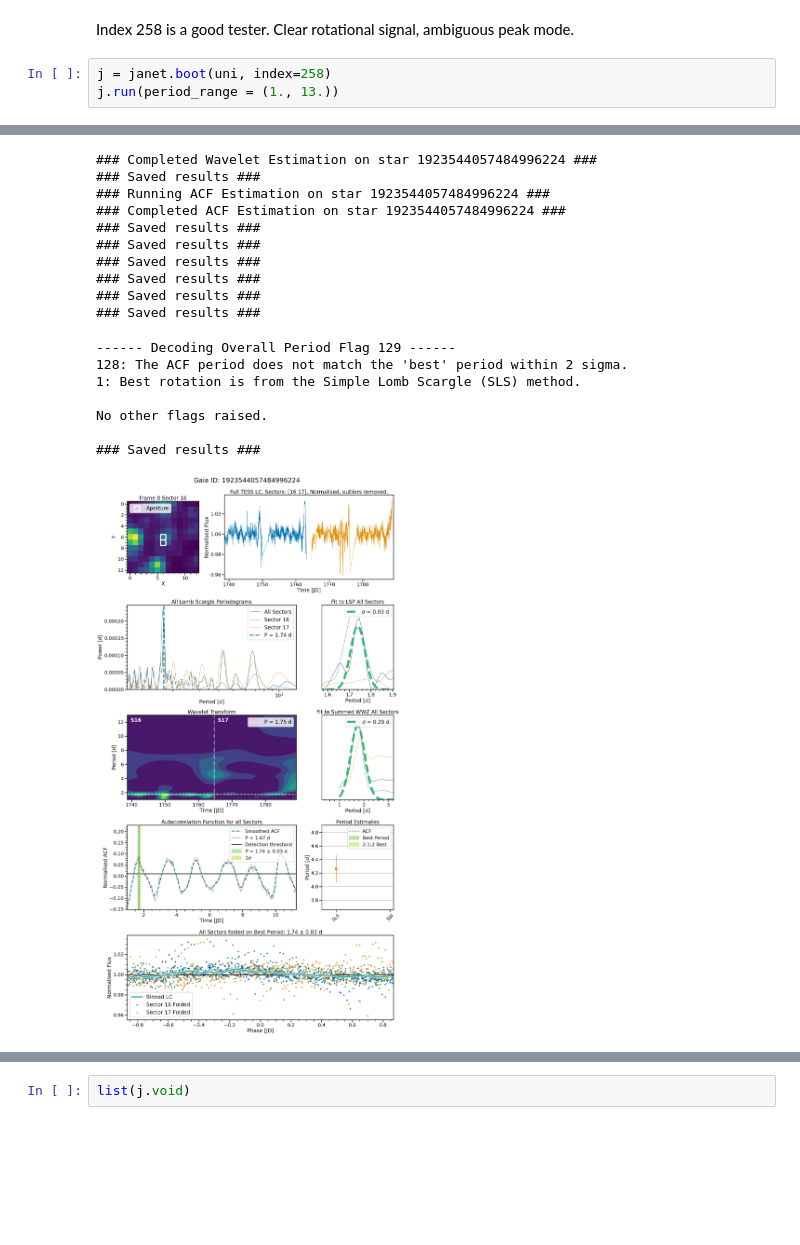
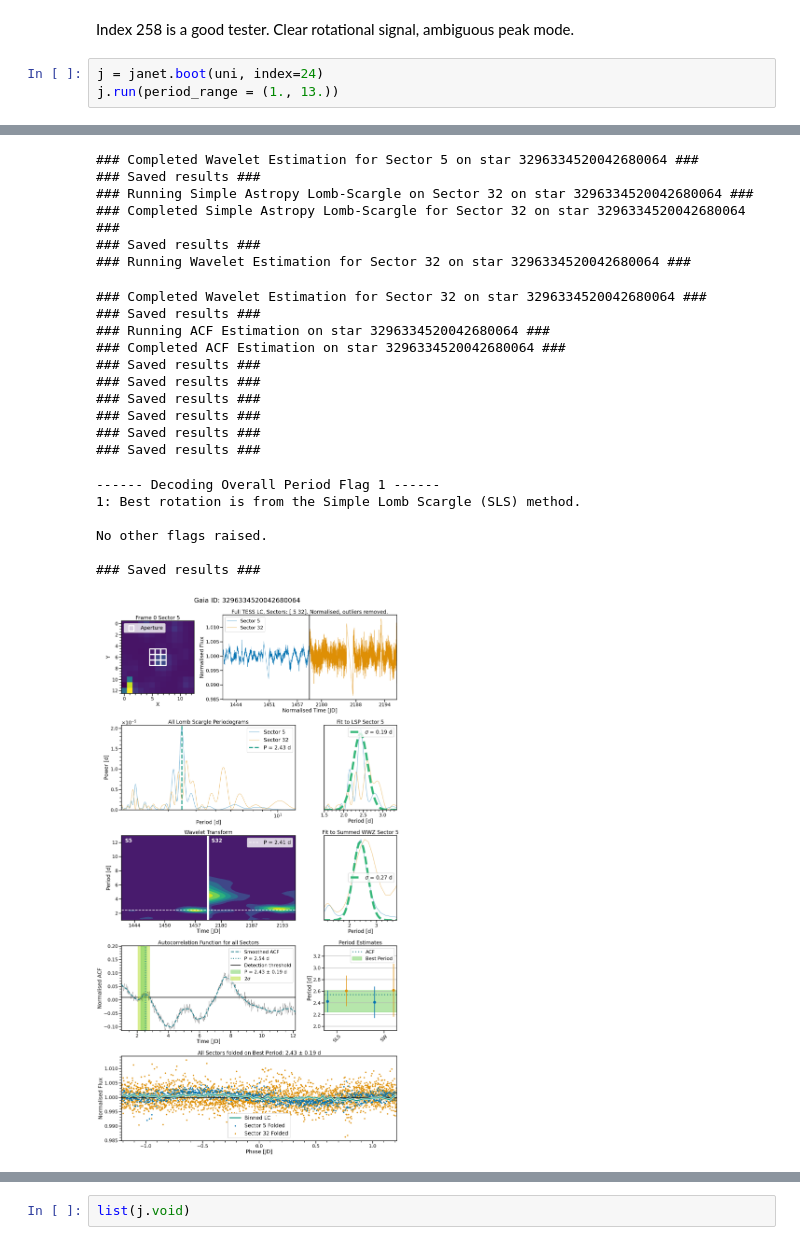
Before and after one commit to ojhall94/michael, a Jupyter notebook: Examples/Example.ipynb, the cells around one changed output, grey strips where cells are left out. Drawn from its saved outputs; the diff is of its cells as text; blank space fills up the shorter version.

```diff
--- a/Examples/Example.ipynb
+++ b/Examples/Example.ipynb
@@ -26,6 +26,6 @@ uni = pd.read_csv("/Users/oliver hall/Research/unicorn/data/unicorn.csv", index_
 # %% [markdown]
 Index 258 is a good tester. Clear rotational signal, ambiguous peak mode.
 # %%
-j = janet.boot(uni, index=258)
+j = janet.boot(uni, index=24)
 j.run(period_range = (1., 13.))
 # %% [output]
@@ -44,18 +39,23 @@ If you want to check for new data, run `janet.update()`.
-### Completed Wavelet Estimation on star 1923544057484996224 ###
+### Completed Wavelet Estimation for Sector 5 on star 3296334520042680064 ###
 ### Saved results ###
-### Running ACF Estimation on star 1923544057484996224 ###
-### Completed ACF Estimation on star 1923544057484996224 ###
+### Running Simple Astropy Lomb-Scargle on Sector 32 on star 3296334520042680064 ###
+### Completed Simple Astropy Lomb-Scargle for Sector 32 on star 3296334520042680064 ###
 ### Saved results ###
-### Saved results ###
-### Saved results ###
-### Saved results ###
-### Saved results ###
-### Saved results ###
+### Running Wavelet Estimation for Sector 32 on star 3296334520042680064 ###
------- Decoding Overall Period Flag 129 ------
-128: The ACF period does not match the 'best' period within 2 sigma.
-1: Best rotation is from the Simple Lomb Scargle (SLS) method.
-
-No other flags raised.
-
+### Completed Wavelet Estimation for Sector 32 on star 3296334520042680064 ###
 ### Saved results ###
+### Running ACF Estimation on star 3296334520042680064 ###
+### Completed ACF Estimation on star 3296334520042680064 ###
+### Saved results ###
+### Saved results ###
+### Saved results ###
+### Saved results ###
+### Saved results ###
+### Saved results ###
+------ Decoding Overall Period Flag 1 ------
+1: Best rotation is from the Simple Lomb Scargle (SLS) method.
+
+No other flags raised.
+
+### Saved results ###
-[figure, old version]
+[figure, new version]
```
Also changed, not shown: parts of 6 cells of this notebook, 3 other files.
